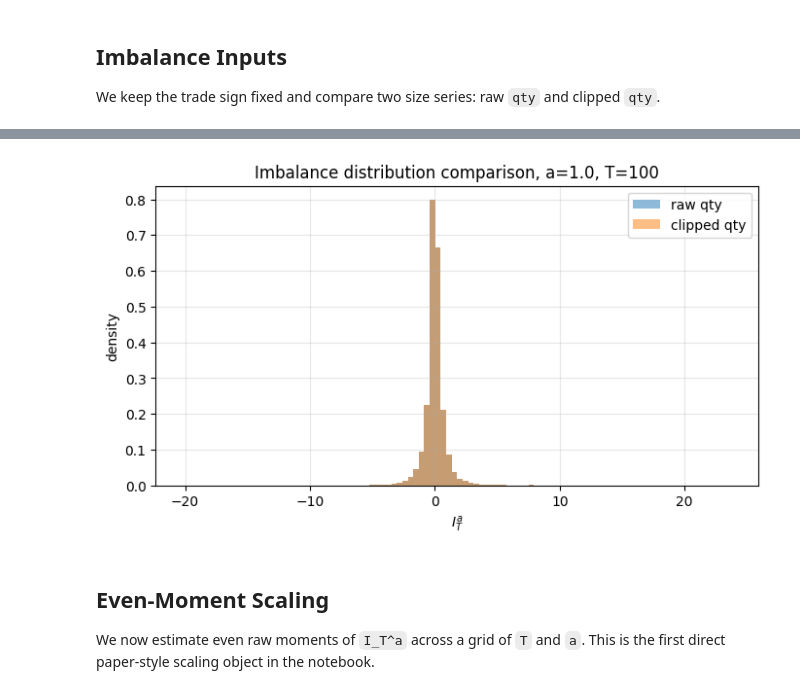
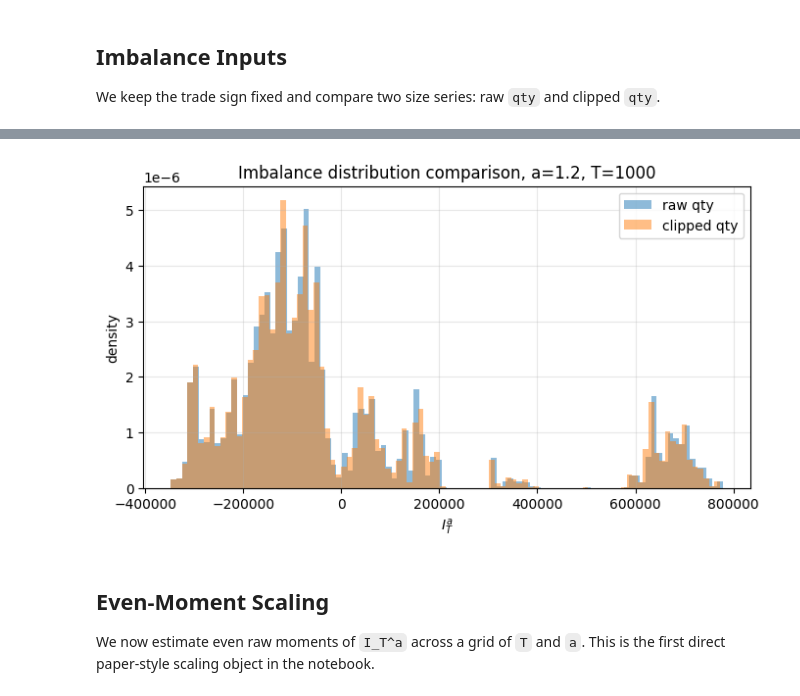
Before and after one commit to hworldcom/exchange-data-backtester, a Jupyter notebook: notebooks/orderflow_study/02_imbalance_scaling.ipynb, the cells around one changed output, grey strips where cells are left out. Cells and saved outputs as stored; diff of their text form; code cells hidden in the pictures.

```diff
--- a/notebooks/orderflow_study/02_imbalance_scaling.ipynb
+++ b/notebooks/orderflow_study/02_imbalance_scaling.ipynb
@@ -72,8 +62,8 @@ from stats.notebook import replay_summary
 from stats.tables import get_or_build_trades_table
 
 
-symbol = "BTCUSDC"
-day = "20260223"
+symbol = "ONDOUSDC"
+day = "20260228"
 day_dir = resolve_day_dir(PROJECT_ROOT, symbol=symbol, day=day)
 
 dataset = load_day(day_dir)
@@ -282,21 +273,21 @@ plt.show()
 # %%
-compare_T = 100
-compare_a = 1.0
+compare_T = 1000
+compare_a = 1.2
 
 I_raw_compare = build_imbalance_series(sign, qty_raw, T=compare_T, a=compare_a)
 I_clip_compare = build_imbalance_series(sign, qty_clipped, T=compare_T, a=compare_a)
 
 plt.figure(figsize=(8, 4))
 plt.hist(I_raw_compare[np.isfinite(I_raw_compare)], bins=100, density=True, alpha=0.5, label="raw qty")
 plt.hist(I_clip_compare[np.isfinite(I_clip_compare)], bins=100, density=True, alpha=0.5, label="clipped qty")
 plt.title(f"Imbalance distribution comparison, a={compare_a}, T={compare_T}")
 plt.xlabel(r"$I_T^a$")
 plt.ylabel("density")
 plt.legend()
 plt.grid(True, alpha=0.3)
 plt.show()
 # %% [output]
-[figure, old version]
+[figure, new version]
 # %% [markdown]
 ## Even-Moment Scaling
 
```
Also changed, not shown: parts of 15 cells of this notebook, 34 other files.
